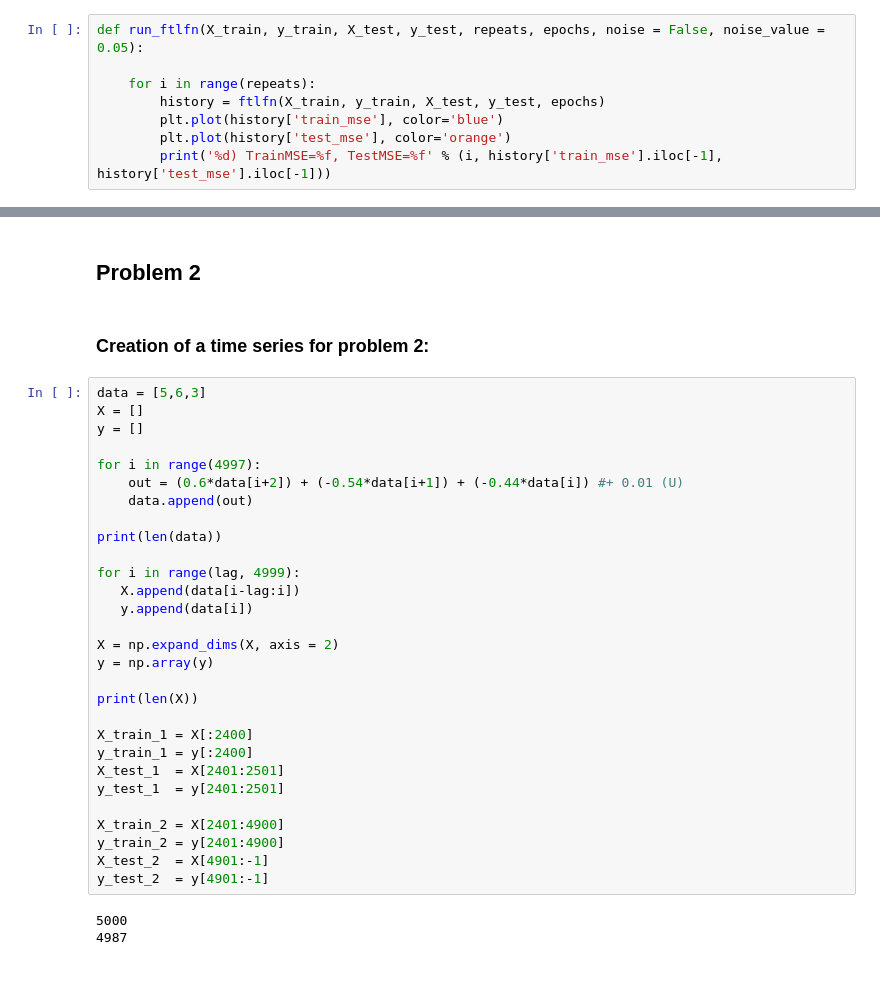
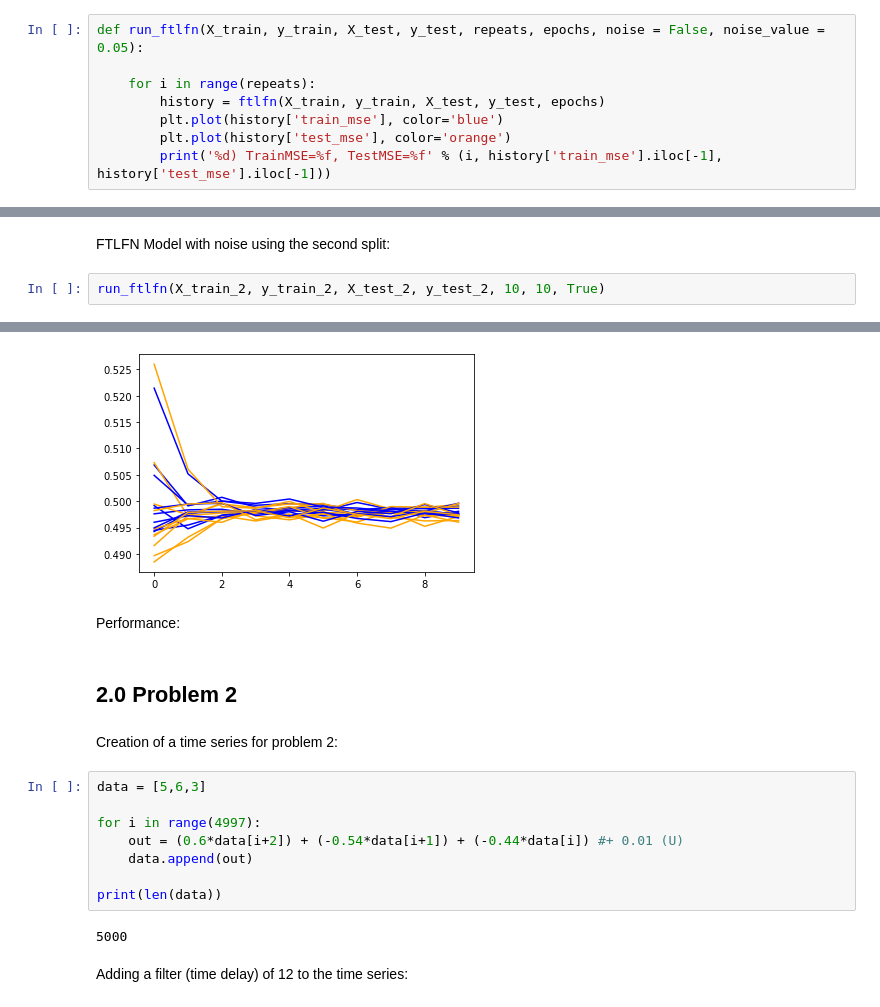
Before and after one commit to ray2g/Advanced-Machine-Learning-Projects, a Jupyter notebook: Assig_7/Assig7.ipynb, the cells around one changed output, grey strips where cells are left out. Drawn from its saved outputs; the diff is of its cells as text; blank space fills up the shorter version.

```diff
--- a/Assig_7/Assig7.ipynb
+++ b/Assig_7/Assig7.ipynb
@@ -348,0 +404,5 @@ Currently fitting the model with the training set with 10  epochs:
+# %% [markdown]
+FTLFN Model with noise using the second split:
+# %%
+run_ftlfn(X_train_2, y_train_2, X_test_2, y_test_2, 10, 10, True)
+# %% [output]
@@ -349,36 +426,19 @@ Currently fitting the model with the training set with 10  epochs:
+[figure, added]
+# %% [markdown]
+Performance:
 # %% [markdown]
-## Problem 2
+## 2.0 Problem 2
 # %% [markdown]
-### Creation of a time series for problem 2:
+Creation of a time series for problem 2:
 # %%
 data = [5,6,3]
-X = []
-y = []
 
 for i in range(4997):
     out = (0.6*data[i+2]) + (-0.54*data[i+1]) + (-0.44*data[i]) #+ 0.01 (U)
     data.append(out)
 
 print(len(data))
-
-for i in range(lag, 4999):
-   X.append(data[i-lag:i])
-   y.append(data[i])
-
-X = np.expand_dims(X, axis = 2)
-y = np.array(y)
-
-print(len(X))
-
-X_train_1 = X[:2400]
-y_train_1 = y[:2400]
-X_test_1  = X[2401:2501]
-y_test_1  = y[2401:2501]
-
-X_train_2 = X[2401:4900]
-y_train_2 = y[2401:4900]
-X_test_2  = X[4901:-1]
-y_test_2  = y[4901:-1]
 # %% [output]
 5000
-4987
+# %% [markdown]
+Adding a filter (time delay) of 12 to the time series:
```
Also changed, not shown: parts of 57 cells of this notebook.
